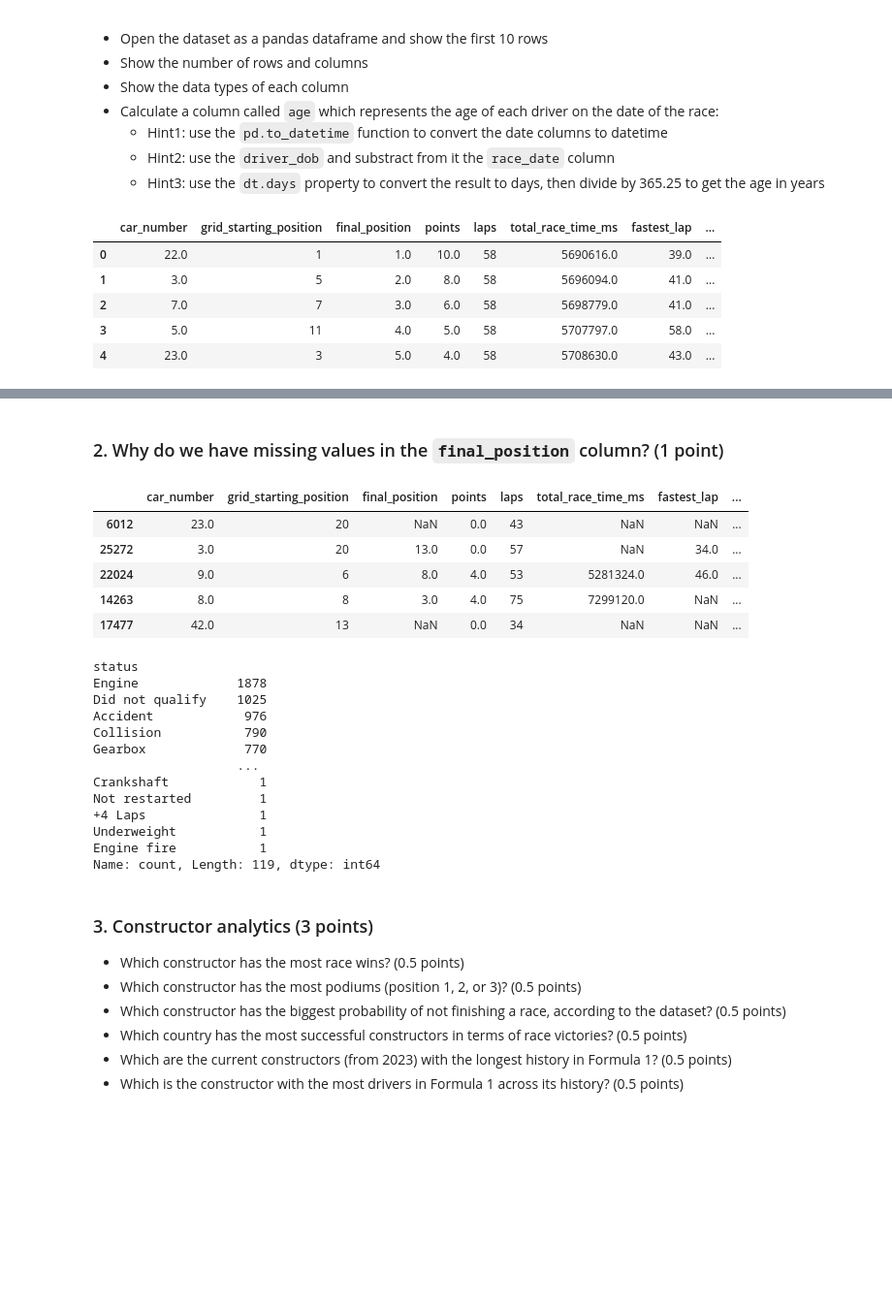
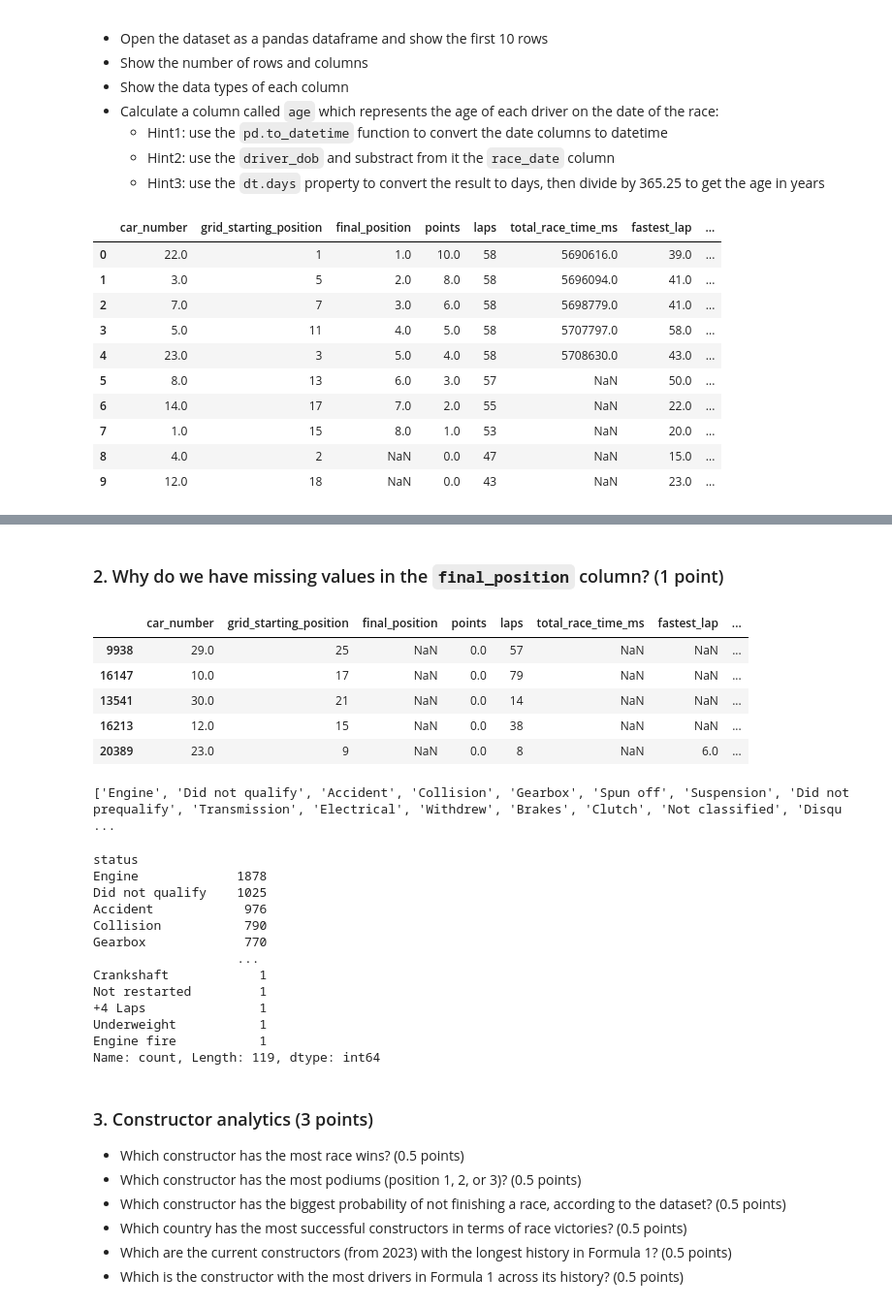
Before and after one commit to BOYSABIO/IE-University, a Jupyter notebook: IE_MASTERS/7_PYTHON_FOR_DATA_ANALYSIS/GROUP_PROJECT/group_assignment (3).ipynb, the cells around one changed output, grey strips where cells are left out. Shown at 97% size. Drawn from its saved outputs; the diff is of its cells as text; code cells hidden in the pictures; blank space fills up the shorter version.

```diff
--- a/IE_MASTERS/7_PYTHON_FOR_DATA_ANALYSIS/GROUP_PROJECT/group_assignment (3).ipynb
+++ b/IE_MASTERS/7_PYTHON_FOR_DATA_ANALYSIS/GROUP_PROJECT/group_assignment (3).ipynb
@@ -65,17 +65,22 @@ The data is composed of the following variables:
 # %%
 import pandas as pd
 
 df = pd.read_csv('f1_data.csv')
 pd.set_option('display.max_columns', None)
 
-df.head(5)
+df.head(10)
 # %% [output]
 |  | car_number | grid_starting_position | final_position | points | laps | total_race_time_ms | fastest_lap | ... |
 | 0 | 22.0 | 1 | 1.0 | 10.0 | 58 | 5690616.0 | 39.0 | ... |
 | 1 | 3.0 | 5 | 2.0 | 8.0 | 58 | 5696094.0 | 41.0 | ... |
 | 2 | 7.0 | 7 | 3.0 | 6.0 | 58 | 5698779.0 | 41.0 | ... |
 | 3 | 5.0 | 11 | 4.0 | 5.0 | 58 | 5707797.0 | 58.0 | ... |
 | 4 | 23.0 | 3 | 5.0 | 4.0 | 58 | 5708630.0 | 43.0 | ... |
+| 5 | 8.0 | 13 | 6.0 | 3.0 | 57 | NaN | 50.0 | ... |
+| 6 | 14.0 | 17 | 7.0 | 2.0 | 55 | NaN | 22.0 | ... |
+| 7 | 1.0 | 15 | 8.0 | 1.0 | 53 | NaN | 20.0 | ... |
+| 8 | 4.0 | 2 | NaN | 0.0 | 47 | NaN | 15.0 | ... |
+| 9 | 12.0 | 18 | NaN | 0.0 | 43 | NaN | 23.0 | ... |
 # %%
 import datetime as dt
 
@@ -120,33 +125,34 @@ import numpy as np
 
 df['laps'].describe()
 
-df[df['final_position'] != np.nan].sample(5)
+df[df['final_position'].isna()].sample(5)
 # %% [output]
 |  | car_number | grid_starting_position | final_position | points | laps | total_race_time_ms | fastest_lap | ... |
-| 6012 | 23.0 | 20 | NaN | 0.0 | 43 | NaN | NaN | ... |
-| 25272 | 3.0 | 20 | 13.0 | 0.0 | 57 | NaN | 34.0 | ... |
-| 22024 | 9.0 | 6 | 8.0 | 4.0 | 53 | 5281324.0 | 46.0 | ... |
-| 14263 | 8.0 | 8 | 3.0 | 4.0 | 75 | 7299120.0 | NaN | ... |
-| 17477 | 42.0 | 13 | NaN | 0.0 | 34 | NaN | NaN | ... |
+| 9938 | 29.0 | 25 | NaN | 0.0 | 57 | NaN | NaN | ... |
+| 16147 | 10.0 | 17 | NaN | 0.0 | 79 | NaN | NaN | ... |
+| 13541 | 30.0 | 21 | NaN | 0.0 | 14 | NaN | NaN | ... |
+| 16213 | 12.0 | 15 | NaN | 0.0 | 38 | NaN | NaN | ... |
+| 20389 | 23.0 | 9 | NaN | 0.0 | 8 | NaN | 6.0 | ... |
 # %%
 df[df['final_position'].isna()][['final_position', 'status']]
 df[df['final_position'].isna()]['status'].value_counts()
-list(df[df['final_position'].isna()]['status'].value_counts().index) # When looking at the status for drivers with no position, they did not finish the race
+print(list(df[df['final_position'].isna()]['status'].value_counts().index)) # When looking at the status for drivers with no position, they did not finish the race or disqualified
 df[df['final_position'].isna()]['status'].value_counts()
 # %% [output]
-status
-Engine             1878
-Did not qualify    1025
-Accident            976
-Collision           790
-Gearbox             770
-                   ...
-Crankshaft            1
-Not restarted         1
-+4 Laps               1
-Underweight           1
-Engine fire           1
-Name: count, Length: 119, dtype: int64
+['Engine', 'Did not qualify', 'Accident', 'Collision', 'Gearbox', 'Spun off', 'Suspension', 'Did not prequalify', 'Transmission', 'Electrical', 'Withdrew', 'Brakes', 'Clutch', 'Not classified', 'Disqu ...
+status
+Engine             1878
+Did not qualify    1025
+Accident            976
+Collision           790
+Gearbox             770
+                   ...
+Crankshaft            1
+Not restarted         1
++4 Laps               1
+Underweight           1
+Engine fire           1
+Name: count, Length: 119, dtype: int64
 # %% [markdown]
 ### 3. Constructor analytics (3 points)
 
```
Also changed, not shown: parts of 11 cells of this notebook.
